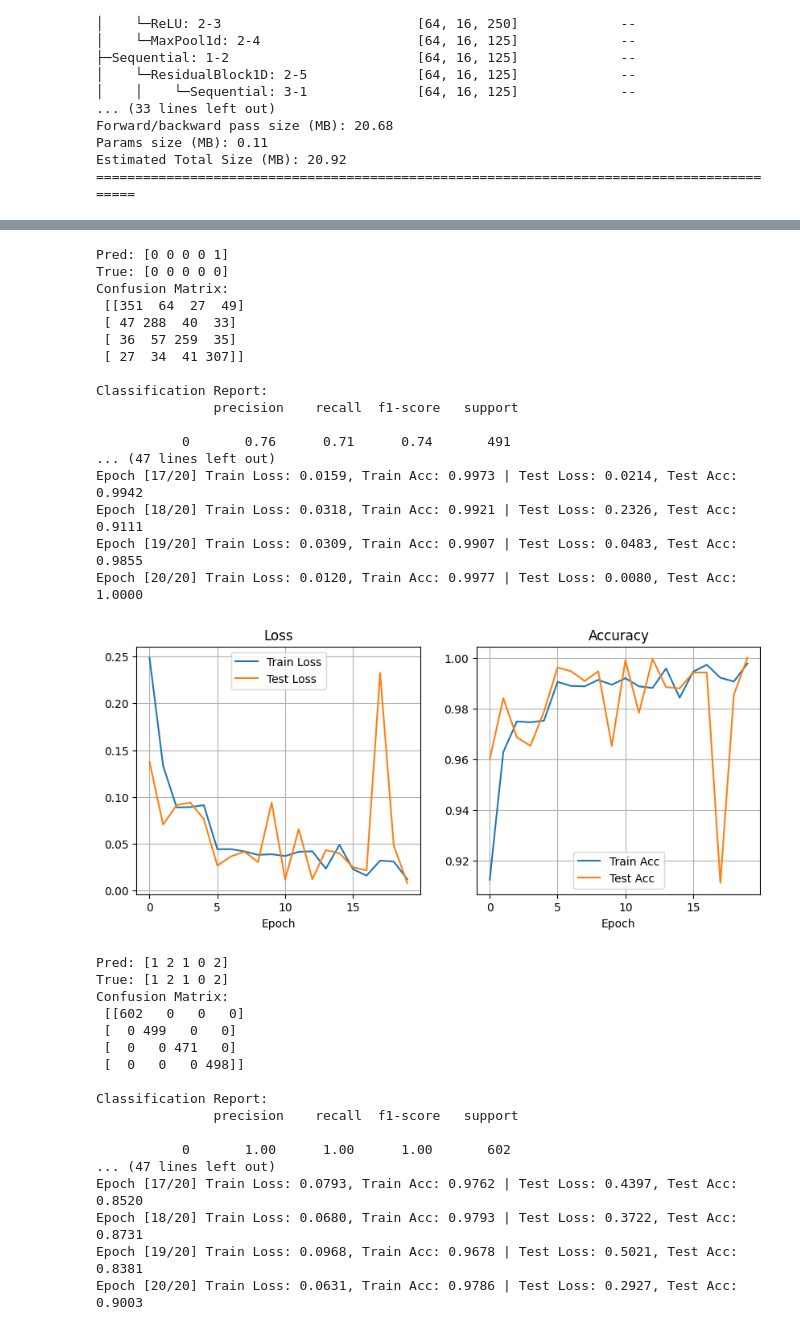
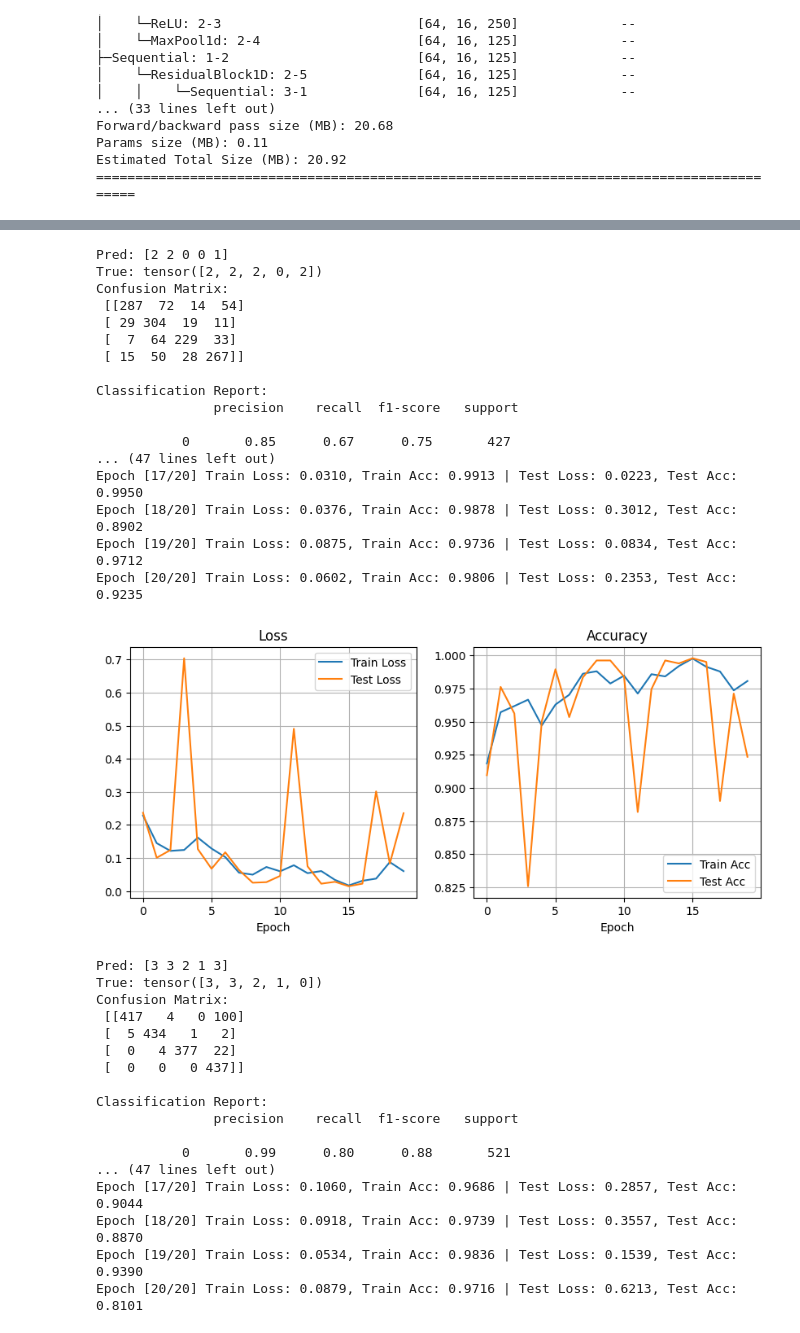
Before and after one commit to duydl/iot-ml, a Jupyter notebook: resnet/resnet_identify_node.ipynb, the cells around one changed output, grey strips where cells are left out. Drawn from its saved outputs; the diff is of its cells as text; code cells hidden in the pictures.

```diff
--- a/resnet/resnet_identify_node.ipynb
+++ b/resnet/resnet_identify_node.ipynb
@@ -103,7 +105,7 @@ device_to_label = {
     "RIOT-BLE-3": 3
 }
 
-def build_dataset(WINDOW_SIZE, STRIDE, env_files, device_to_label):
+def build_dataset(window_size, stride, env_files, device_to_label):
     # === store data ===
     X = []
     y = []
@@ -118,18 +120,22 @@ def build_dataset(WINDOW_SIZE, STRIDE, env_files, device_to_label):
         df['ts'] = pd.to_datetime(df['ts'])
         df = df.sort_values('ts')
 
+        # filter for last 30 minutes
+        end_time = df['ts'].max()
+        start_time = end_time - pd.Timedelta(minutes=30)
+        df = df[df['ts'] >= start_time]
+
         # process each device
         for device, label in device_to_label.items():
 
             df_node = df[df['device'] == device].copy()
-            if len(df_node) < WINDOW_SIZE:
-                continue
 
             # === diff ===
             df_node['rssi_diff'] = df_node['rssi'].diff()
 
             # === drop NaN ===
             df_node = df_node.dropna(subset=['rssi_diff'])
+
             # === normalization (based on each node) ===
             y_min = df_node['rssi_diff'].min()
             y_max = df_node['rssi_diff'].max()
@@ -142,9 +148,12 @@ def build_dataset(WINDOW_SIZE, STRIDE, env_files, device_to_label):
             # === turn to numpy ===
             data = df_node['rssi_norm'].values
 
+            if len(df_node) < window_size:
+                continue
+
             # === create sequence ===
-            for i in range(0, len(data) - WINDOW_SIZE, STRIDE):
-                seq = data[i:i+WINDOW_SIZE]
+            for i in range(0, len(data) - window_size + 1, stride):
+                seq = data[i:i+window_size]
 
                 X.append(seq)
                 y.append(label)
@@ -205,7 +214,7 @@ def random_split(X_data, y):
     print("y_train:", y_train_r_tensor.shape)
     print("y_test :", y_test_r_tensor.shape)
     print("\n")
-    return train_loader_r, test_loader_r, X_test_r_tensor, y_test_r
+    return train_loader_r, test_loader_r, X_test_r_tensor, y_test_r_tensor
 # %%
 # =========================
 # Version 2: env-based split
@@ -512,7 +521,7 @@ def train_and_evaluate(model, train_loader, test_loader, criterion, optimizer, d
 # Step 6: prediction example
 # =========================
 
-def predict(model, X_test_tensor, y_test, device):
+def predict(model, X_test_tensor, y_test_tensor, device):
     model.eval()
 
     with torch.no_grad():
@@ -521,7 +530,7 @@ def predict(model, X_test_tensor, y_test, device):
         preds = outputs.argmax(dim=1).cpu().numpy()
 
     print("Pred:", preds)
-    print("True:", y_test[:5])
+    print("True:", y_test_tensor[:5])
 # %%
 # =========================
 # Step 7: confusion matrix
@@ -549,7 +558,7 @@ def compute_confusion_matrix(model, loader, device):
     print("\nClassification Report:\n", classification_report(all_true, all_preds))
     print(f"\nAccuracy: {acc:.4f}\n")
 
-    return f"{acc:.4f}"
+    return acc
 # %%
 # ===========================
 # version 1: random split
@@ -565,17 +574,18 @@ for window_size in WINDOW_SIZE:
 
             X_data, y, env_ids = build_dataset(window_size, stride, env_files=env_files, device_to_label=device_to_label)
 
-            train_loader_r, test_loader_r, X_test_r_tensor, y_test_r = random_split(X_data, y)
+            train_loader_r, test_loader_r, X_test_r_tensor, y_test_r_tensor = random_split(X_data, y)
 
             train_and_evaluate(model, train_loader_r, test_loader_r, criterion, optimizer, device, num_epochs)
 
-            predict(model, X_test_r_tensor, y_test_r, device)
+            predict(model, X_test_r_tensor, y_test_r_tensor, device)
 
             acc = compute_confusion_matrix(model, test_loader_r, device)
+            acc = round(acc, 4)
 
             results_random.append({
-            "window": window_size,
-            "stride": stride,
+            "sequence length": window_size,
+            "overlapping": stride,
             "acc": acc
             })
 
@@ -620,35 +630,35 @@ Epoch [20/20] Train Loss: 0.2660, Train Acc: 0.9081 | Test Loss: 0.9176, Test Ac
-Pred: [0 0 0 0 1]
-True: [0 0 0 0 0]
+Pred: [2 2 0 0 1]
+True: tensor([2, 2, 2, 0, 2])
 Confusion Matrix:
- [[351  64  27  49]
- [ 47 288  40  33]
- [ 36  57 259  35]
- [ 27  34  41 307]]
+ [[287  72  14  54]
+ [ 29 304  19  11]
+ [  7  64 229  33]
+ [ 15  50  28 267]]
 
 Classification Report:
                precision    recall  f1-score   support
 
-           0       0.76      0.71      0.74       491
+           0       0.85      0.67      0.75       427
 ... (47 lines left out)
-Epoch [17/20] Train Loss: 0.0159, Train Acc: 0.9973 | Test Loss: 0.0214, Test Acc: 0.9942
-Epoch [18/20] Train Loss: 0.0318, Train Acc: 0.9921 | Test Loss: 0.2326, Test Acc: 0.9111
-Epoch [19/20] Train Loss: 0.0309, Train Acc: 0.9907 | Test Loss: 0.0483, Test Acc: 0.9855
-Epoch [20/20] Train Loss: 0.0120, Train Acc: 0.9977 | Test Loss: 0.0080, Test Acc: 1.0000
+Epoch [17/20] Train Loss: 0.0310, Train Acc: 0.9913 | Test Loss: 0.0223, Test Acc: 0.9950
+Epoch [18/20] Train Loss: 0.0376, Train Acc: 0.9878 | Test Loss: 0.3012, Test Acc: 0.8902
+Epoch [19/20] Train Loss: 0.0875, Train Acc: 0.9736 | Test Loss: 0.0834, Test Acc: 0.9712
+Epoch [20/20] Train Loss: 0.0602, Train Acc: 0.9806 | Test Loss: 0.2353, Test Acc: 0.9235
-[figure, old version]
+[figure, new version]
-Pred: [1 2 1 0 2]
-True: [1 2 1 0 2]
+Pred: [3 3 2 1 3]
+True: tensor([3, 3, 2, 1, 0])
 Confusion Matrix:
- [[602   0   0   0]
- [  0 499   0   0]
- [  0   0 471   0]
- [  0   0   0 498]]
+ [[417   4   0 100]
+ [  5 434   1   2]
+ [  0   4 377  22]
+ [  0   0   0 437]]
 
 Classification Report:
                precision    recall  f1-score   support
 
-           0       1.00      1.00      1.00       602
+           0       0.99      0.80      0.88       521
 ... (47 lines left out)
-Epoch [17/20] Train Loss: 0.0793, Train Acc: 0.9762 | Test Loss: 0.4397, Test Acc: 0.8520
-Epoch [18/20] Train Loss: 0.0680, Train Acc: 0.9793 | Test Loss: 0.3722, Test Acc: 0.8731
-Epoch [19/20] Train Loss: 0.0968, Train Acc: 0.9678 | Test Loss: 0.5021, Test Acc: 0.8381
-Epoch [20/20] Train Loss: 0.0631, Train Acc: 0.9786 | Test Loss: 0.2927, Test Acc: 0.9003
+Epoch [17/20] Train Loss: 0.1060, Train Acc: 0.9686 | Test Loss: 0.2857, Test Acc: 0.9044
+Epoch [18/20] Train Loss: 0.0918, Train Acc: 0.9739 | Test Loss: 0.3557, Test Acc: 0.8870
+Epoch [19/20] Train Loss: 0.0534, Train Acc: 0.9836 | Test Loss: 0.1539, Test Acc: 0.9390
+Epoch [20/20] Train Loss: 0.0879, Train Acc: 0.9716 | Test Loss: 0.6213, Test Acc: 0.8101
```
Also changed, not shown: parts of 6 cells of this notebook, 7 other files.
